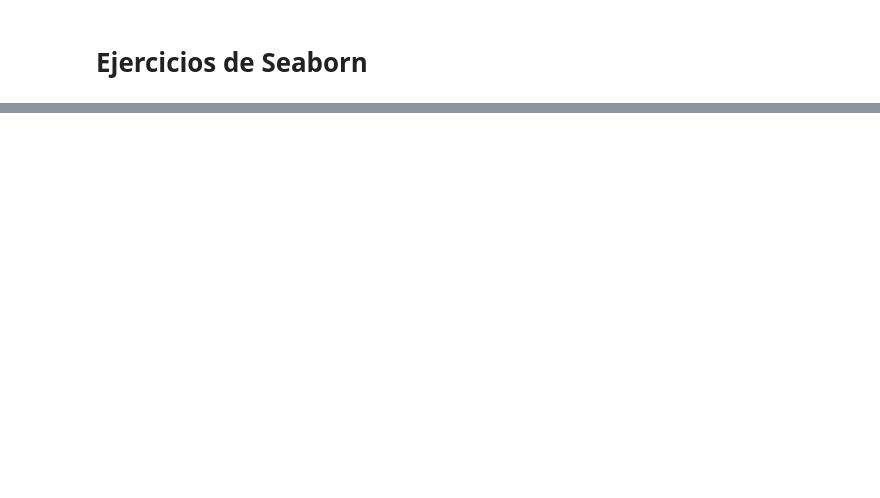
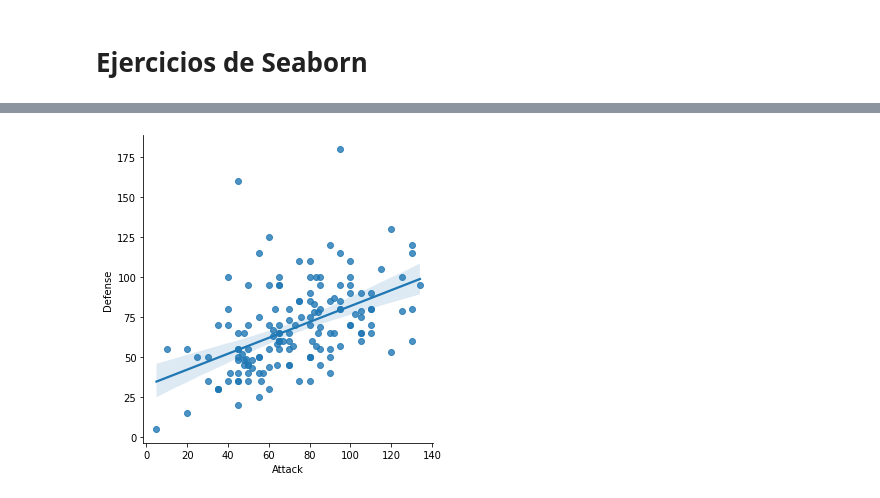
Before and after one commit to MNievas12/ds_thebridge_6_22, a Jupyter notebook: 2-Data_Analysis/4-Visualización/2-Seaborn/Ejercicios/ejercicios_Seaborn.ipynb, the cells around one changed output, grey strips where cells are left out. Drawn from its saved outputs; the diff is of its cells as text; code cells hidden in the pictures; blank space fills up the shorter version.

```diff
--- a/2-Data_Analysis/4-Visualización/2-Seaborn/Ejercicios/ejercicios_Seaborn.ipynb
+++ b/2-Data_Analysis/4-Visualización/2-Seaborn/Ejercicios/ejercicios_Seaborn.ipynb
@@ -7,2 +13,5 @@
 # %%
 # 3. Lee 'Pokemon.csv', lee la primera columna del csv como índice del DataFrame
+# %%
+df = pd.read_csv('data/Pokemon.csv', encoding='latin-1', index_col=0)
+df.head()
@@ -11,6 +77,10 @@
 # %%
 # 5. Haz un scatter plot con lmplot(), que es el método que pinta una regresión lineal
 # Pasa el DataFrame como argumento del método en el parámetro llamado data
+# %%
+sns.lmplot(x="Attack", y="Defense", data=df);
+# %% [output]
+[figure, added]
 # %%
 # 6. No queremos ver la línea recta de la regresión lineal.
 # prueba a añadir fit_reg a falso
```
Also changed, not shown: parts of 21 cells of this notebook.
